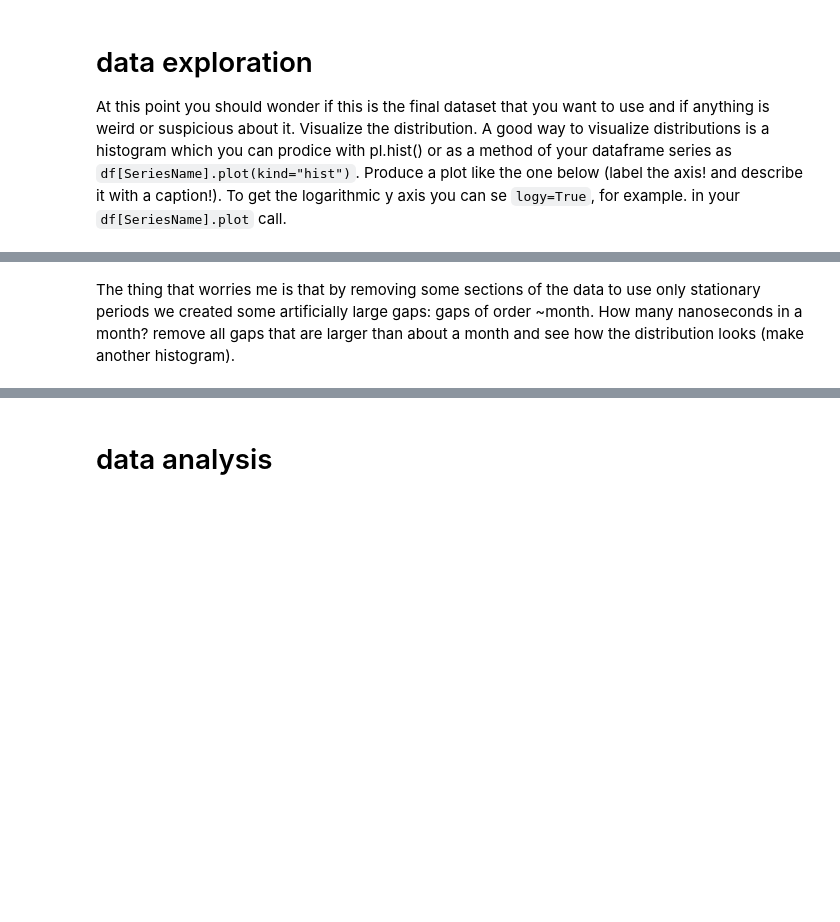
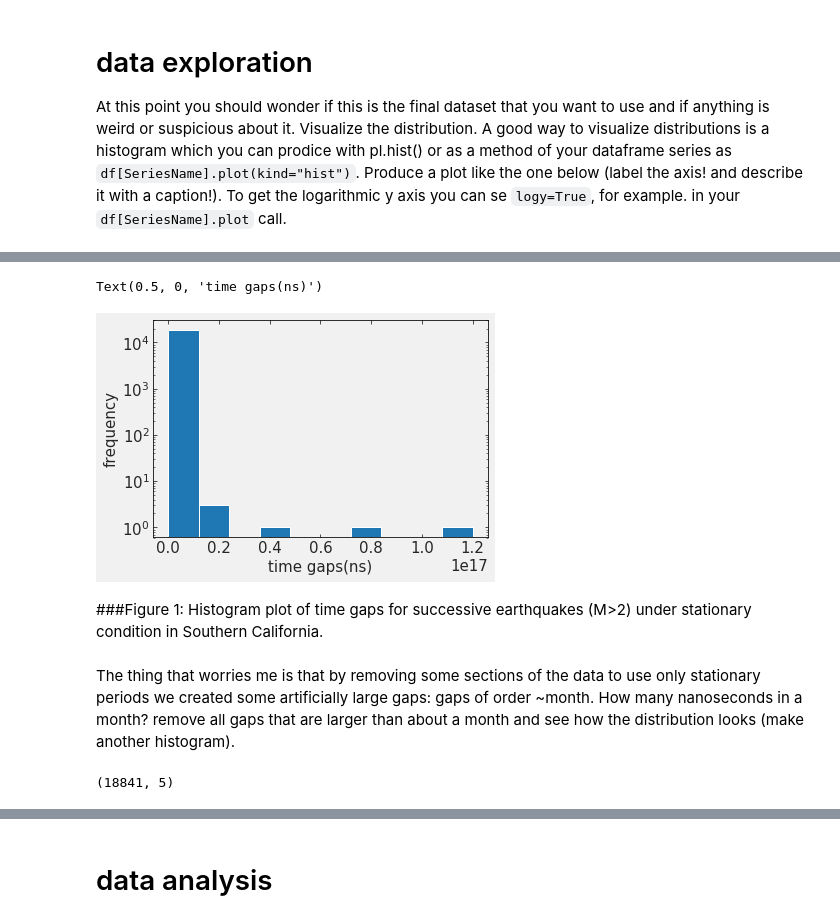
Before and after one commit to narayan-paudel/DSPS_EPAUDEL, a Jupyter notebook: HW3_ePaudel/KS_earthquakes.ipynb, the cells around one changed output, grey strips where cells are left out. Saved outputs shown, nothing was run; the diff lists cells and outputs as text; code cells hidden in the pictures; blank space fills up the shorter version.

```diff
--- a/HW3_ePaudel/KS_earthquakes.ipynb
+++ b/HW3_ePaudel/KS_earthquakes.ipynb
@@ -283,2 +334,11 @@ At this point you should wonder if this is the final dataset that you want to us
+# %%
+ax=eqGoodData['gaps'].plot(kind="hist",logy="True")
+ax.set_ylabel('frequency')
+ax.set_xlabel('time gaps(ns)')
+# %% [output]
+Text(0.5, 0, 'time gaps(ns)')
+[figure, added]
+# %% [markdown]
+###Figure 1: Histogram plot of time gaps for successive earthquakes (M>2) under stationary condition in Southern California.
 # %% [markdown]
 The thing that worries me is that by removing some sections of the data to use only stationary periods we created some artificially large gaps: gaps of order ~month. How many nanoseconds in a month? remove all gaps that are larger than about a month and see how the distribution looks (make another histogram).
@@ -286,0 +345,7 @@ The thing that worries me is that by removing some sections of the data to use o
+# %%
+# removal of gaps greater than month
+month_in_ns=30*24*60*60*10**9
+eqGoodData=eqGoodData[eqGoodData['gaps']<=month_in_ns]
+eqGoodData.shape
+# %% [output]
+(18841, 5)
```
Also changed, not shown: parts of 24 cells of this notebook.
